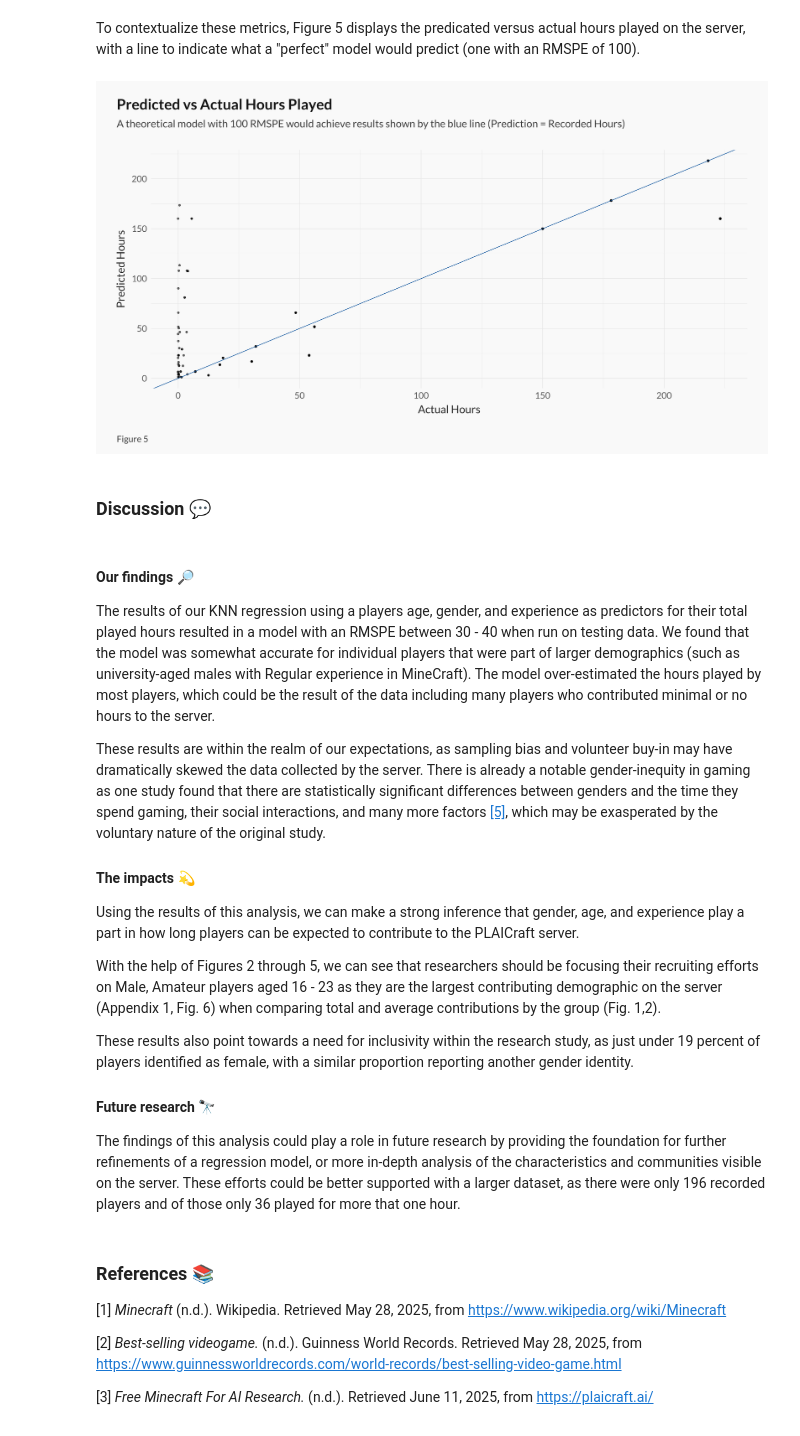
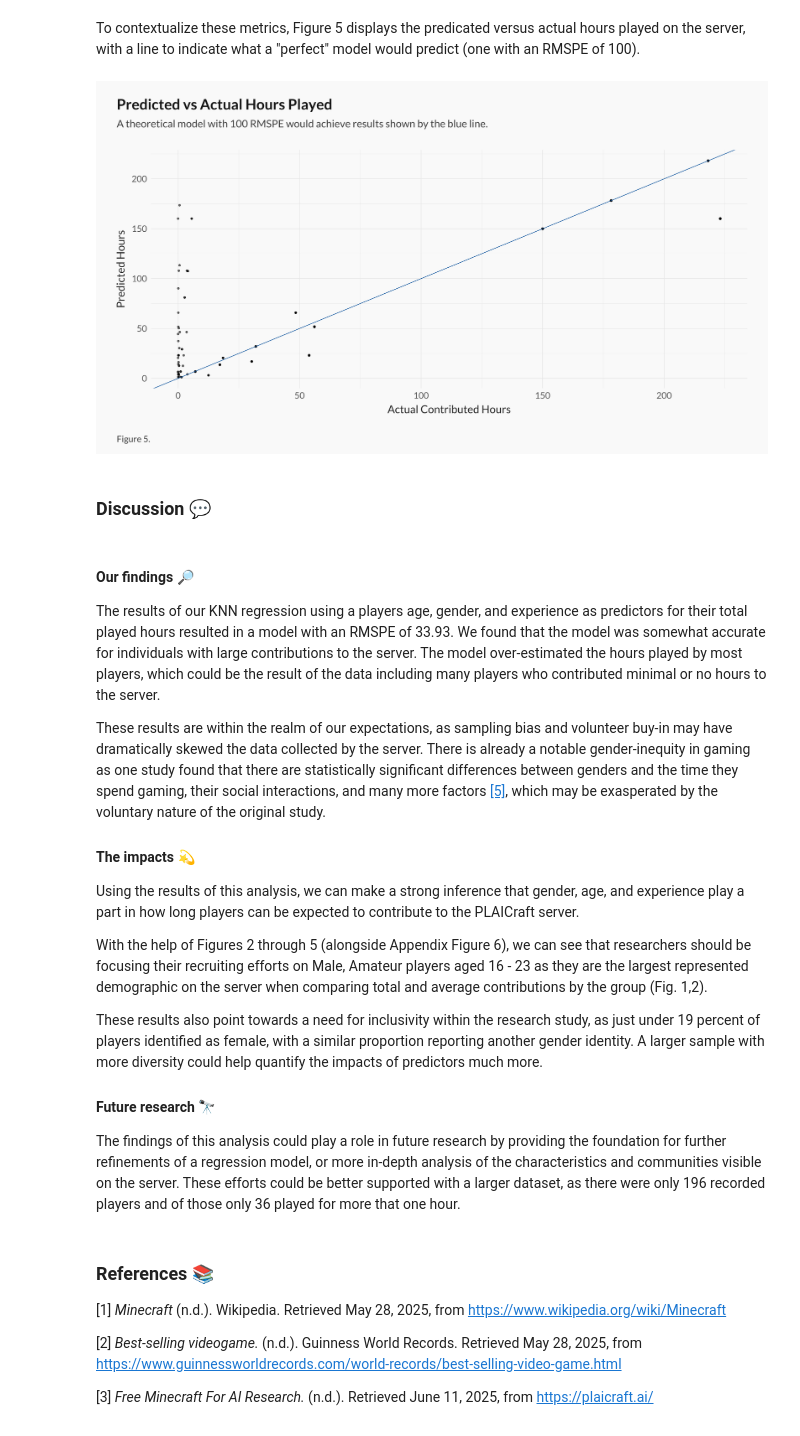
Before and after one commit to liammurray123/DSCI-100-Final-Project, a Jupyter notebook: Analysis.ipynb, the cells around one changed output. Drawn from its saved outputs; the diff is of its cells as text; code cells hidden in the pictures.

```diff
--- a/Analysis.ipynb
+++ b/Analysis.ipynb
@@ -584,13 +600,13 @@ To contextualize these metrics, Figure 5 displays the predicated versus actual h
 # %%
 # Vizualize regression results compared to known testing data
 optimized_fit_predictions |>
     ggplot(aes(x = played_hours, y = .pred)) +
     geom_point(alpha = 0.6) +
     geom_abline(color = annotation_colour) +
-    labs(title = "Predicted vs Actual Hours Played", subtitle = "A theoretical model with 100 RMSPE would achieve results shown by the blue line (Prediction = Recorded Hours)",
-         x = "Actual Hours", y = "Predicted Hours", caption = "Figure 5")
+    labs(title = "Predicted vs Actual Hours Played", subtitle = "A theoretical model with 100 RMSPE would achieve results shown by the blue line.",
+         x = "Actual Contributed Hours", y = "Predicted Hours", caption = "Figure 5.")
 # %% [output]
-[figure, old version]
+[figure, new version]
 # %% [markdown]
 ### Discussion 💬
 
@@ -600,16 +616,16 @@ discuss what impact could such findings have?
 discuss what future questions could this lead to? -->
 # %% [markdown]
 #### Our findings 🔎
-The results of our KNN regression using a players age, gender, and experience as predictors for their total played hours resulted in a model with an RMSPE between 30 - 40 when run on testing data. We found that the model was somewhat accurate for individual players that were part of larger demographics (such as university-aged males with Regular experience in MineCraft). The model over-estimated the hours played by most players, which could be the result of the data including many players who contributed minimal or no hours to the server.
+The results of our KNN regression using a players age, gender, and experience as predictors for their total played hours resulted in a model with an RMSPE of 33.93. We found that the model was somewhat accurate for individuals with large contributions to the server. The model over-estimated the hours played by most players, which could be the result of the data including many players who contributed minimal or no hours to the server.
 
 These results are within the realm of our expectations, as sampling bias and volunteer buy-in may have dramatically skewed the data collected by the server. There is already a notable gender-inequity in gaming as one study found that there are statistically significant differences between genders and the time they spend gaming, their social interactions, and many more factors [[5]](#5), which may be exasperated by the voluntary nature of the original study.
 
 #### The impacts 💫
 Using the results of this analysis, we can make a strong inference that gender, age, and experience play a part in how long players can be expected to contribute to the PLAICraft server.
 
-With the help of Figures 2 through 5, we can see that researchers should be focusing their recruiting efforts on Male, Amateur players aged 16 - 23 as they are the largest contributing demographic on the server (Appendix 1, Fig. 6) when comparing total and average contributions by the group (Fig. 1,2).
+With the help of Figures 2 through 5 (alongside Appendix Figure 6), we can see that researchers should be focusing their recruiting efforts on Male, Amateur players aged 16 - 23 as they are the largest represented demographic on the server when comparing total and average contributions by the group (Fig. 1,2).
 
-These results also point towards a need for inclusivity within the research study, as just under 19 percent of players identified as female, with a similar proportion reporting another gender identity.
+These results also point towards a need for inclusivity within the research study, as just under 19 percent of players identified as female, with a similar proportion reporting another gender identity. A larger sample with more diversity could help quantify the impacts of predictors much more.
 
 #### Future research 🔭
 The findings of this analysis could play a role in future research by providing the foundation for further refinements of a regression model, or more in-depth analysis of the characteristics and communities visible on the server. These efforts could be better supported with a larger dataset, as there were only 196 recorded players and of those only 36 played for more that one hour.
```
Also changed, not shown: parts of 3 cells of this notebook.
